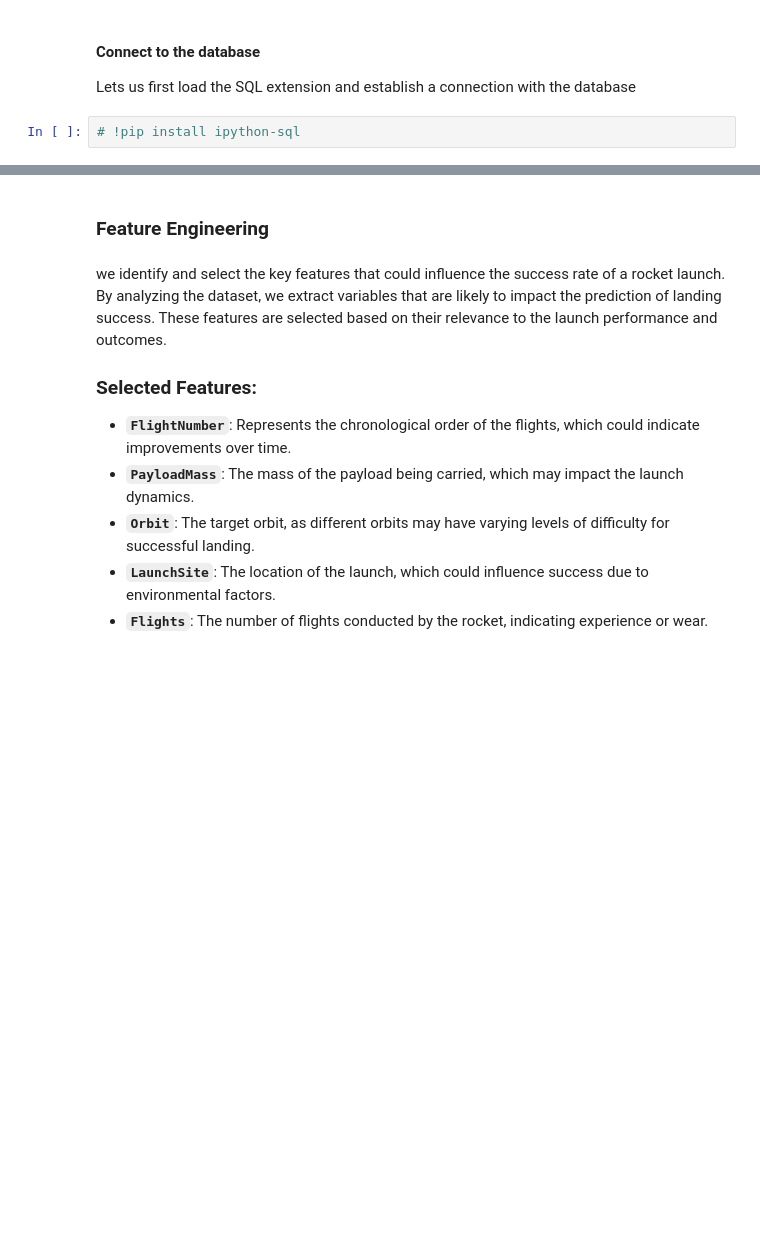
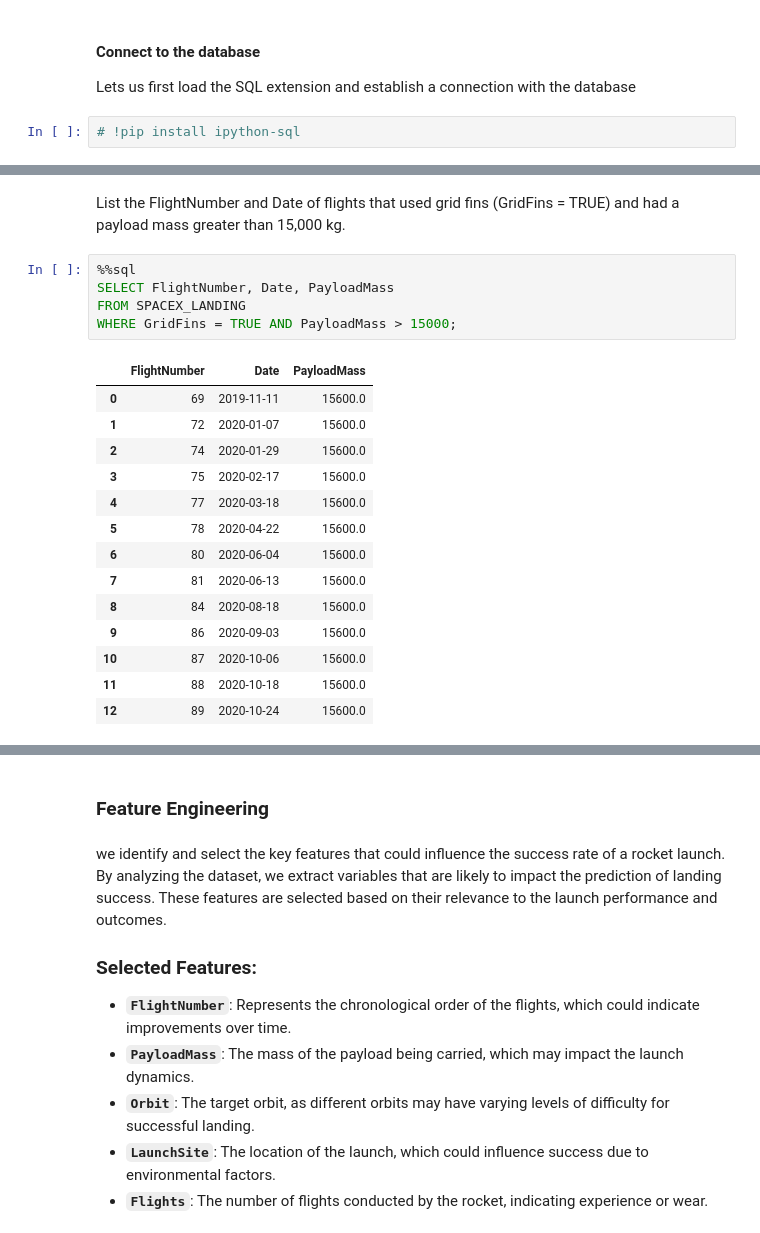
Before and after one commit to ClaudioChavarria/Rocket-Landing-Success-ML, a Jupyter notebook: 03-eda_and_feature_engineering/03-eda-and-feature-engineering.ipynb, the cells around one changed output, grey strips where cells are left out. Cells and saved outputs as stored; diff of their text form; blank space fills up the shorter version.

```diff
--- a/03-eda_and_feature_engineering/03-eda-and-feature-engineering.ipynb
+++ b/03-eda_and_feature_engineering/03-eda-and-feature-engineering.ipynb
@@ -204,0 +229,22 @@ The sql extension is already loaded. To reload it, use:
+# %% [markdown]
+List the FlightNumber and Date of flights that used grid fins (GridFins = TRUE) and had a payload mass greater than 15,000 kg.
+# %%
+%%sql
+SELECT FlightNumber, Date, PayloadMass
+FROM SPACEX_LANDING
+WHERE GridFins = TRUE AND PayloadMass > 15000;
+# %% [output]
+|  | FlightNumber | Date | PayloadMass |
+| 0 | 69 | 2019-11-11 | 15600.0 |
+| 1 | 72 | 2020-01-07 | 15600.0 |
+| 2 | 74 | 2020-01-29 | 15600.0 |
+| 3 | 75 | 2020-02-17 | 15600.0 |
+| 4 | 77 | 2020-03-18 | 15600.0 |
+| 5 | 78 | 2020-04-22 | 15600.0 |
+| 6 | 80 | 2020-06-04 | 15600.0 |
+| 7 | 81 | 2020-06-13 | 15600.0 |
+| 8 | 84 | 2020-08-18 | 15600.0 |
+| 9 | 86 | 2020-09-03 | 15600.0 |
+| 10 | 87 | 2020-10-06 | 15600.0 |
+| 11 | 88 | 2020-10-18 | 15600.0 |
+| 12 | 89 | 2020-10-24 | 15600.0 |
```
Also changed, not shown: parts of 11 cells of this notebook.
